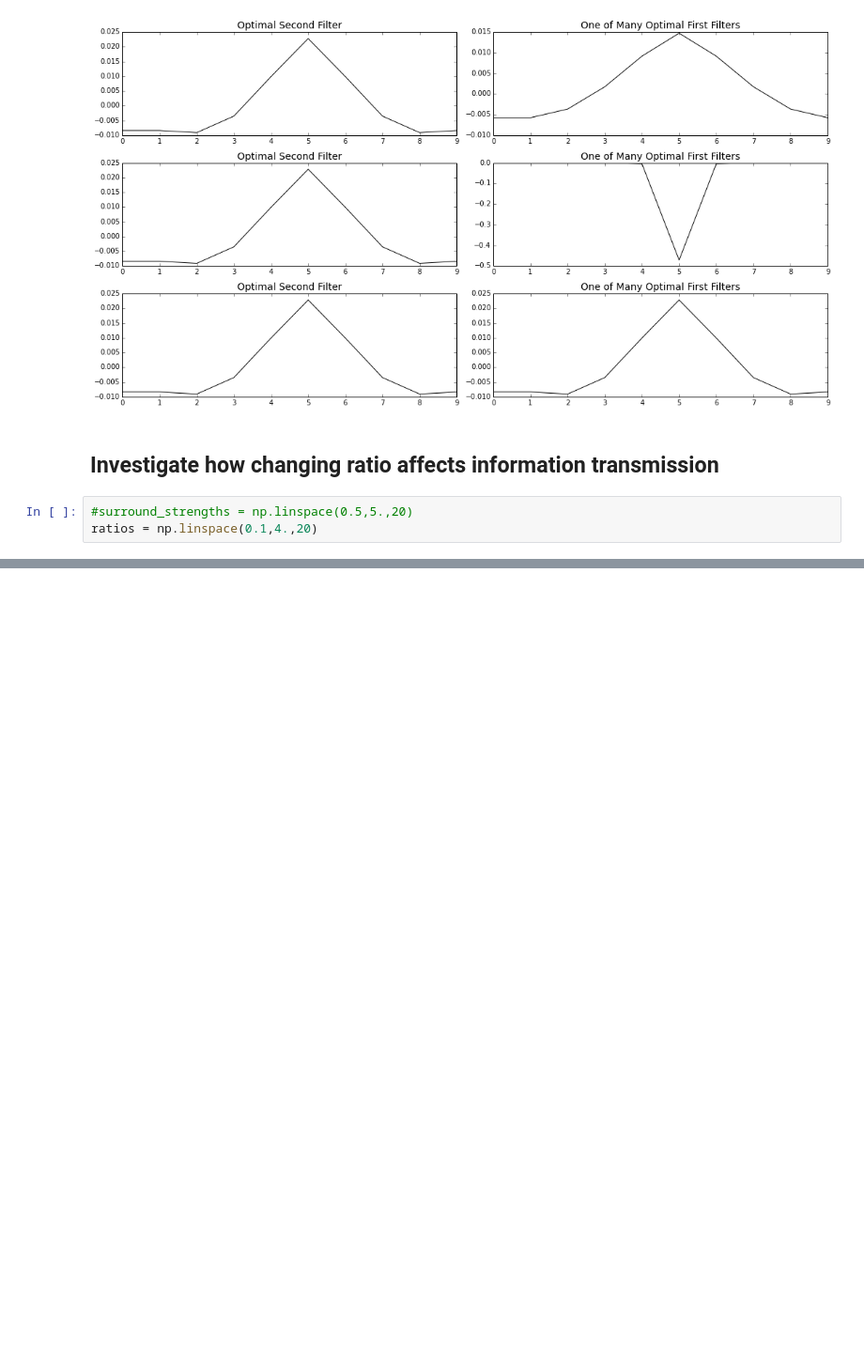
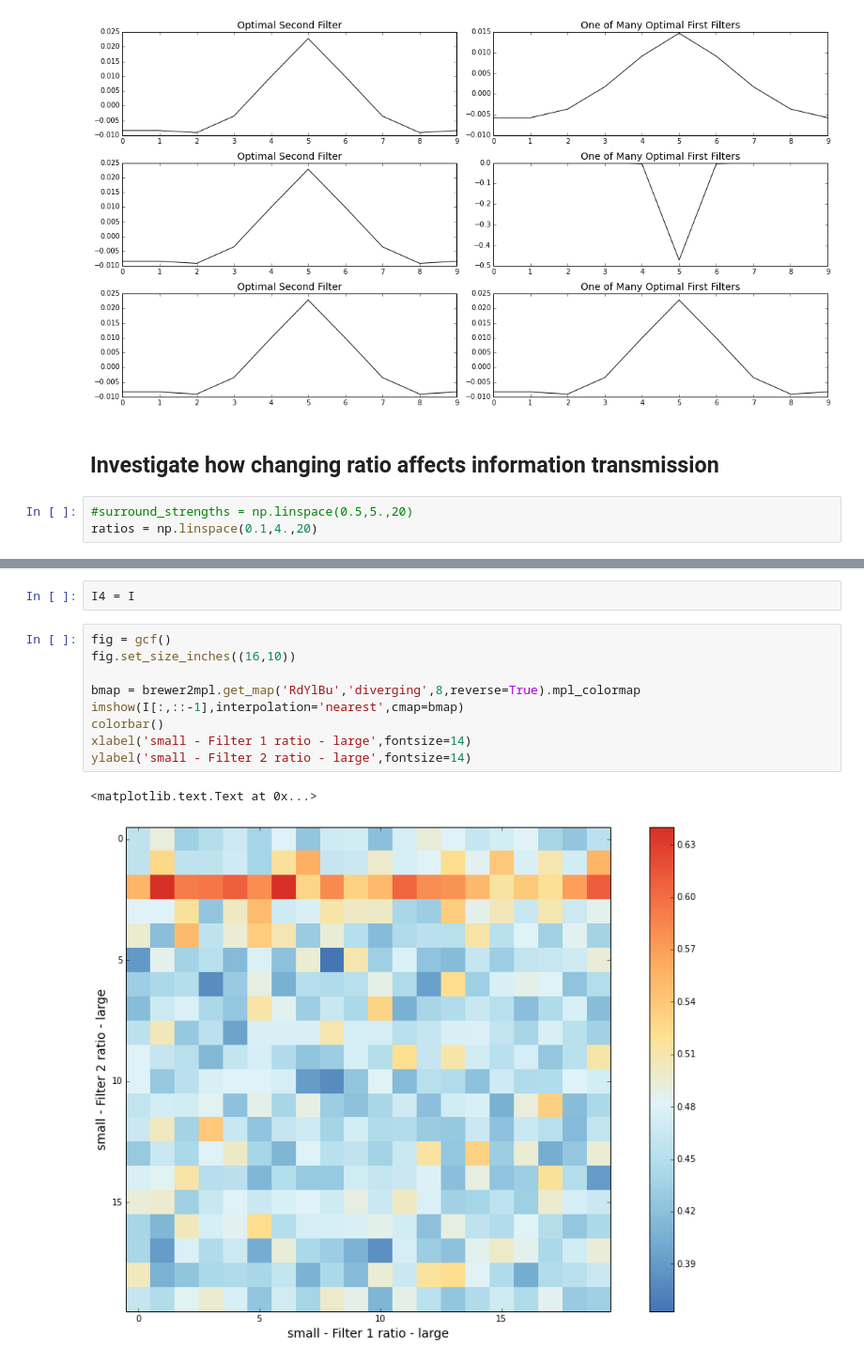
Before and after one commit to lmcintosh/ipython-notebooks, a Jupyter notebook: 00 Baccus Lab - Surround size in Horizontal and Amacrine cells - Take 4.ipynb, the cells around one changed output, grey strips where cells are left out. Shown at 94% size. Saved outputs shown, nothing was run; the diff lists cells and outputs as text; blank space fills up the shorter version.

Commit message:
Checked noisiness on MI computation and experienced some difficulty visualizing filters

```diff
--- a/00 Baccus Lab - Surround size in Horizontal and Amacrine cells - Take 4.ipynb
+++ b/00 Baccus Lab - Surround size in Horizontal and Amacrine cells - Take 4.ipynb
@@ -445,0 +464,14 @@ for idp,p in enumerate(ratios):
+# %%
+I4 = I
+# %%
+fig = gcf()
+fig.set_size_inches((16,10))
+
+bmap = brewer2mpl.get_map('RdYlBu','diverging',8,reverse=True).mpl_colormap
+imshow(I[:,::-1],interpolation='nearest',cmap=bmap)
+colorbar()
+xlabel('small - Filter 1 ratio - large',fontsize=14)
+ylabel('small - Filter 2 ratio - large',fontsize=14)
+# %% [output]
+<matplotlib.text.Text at 0x...>
+[figure, added]
```
Also changed, not shown: parts of 15 cells of this notebook.
